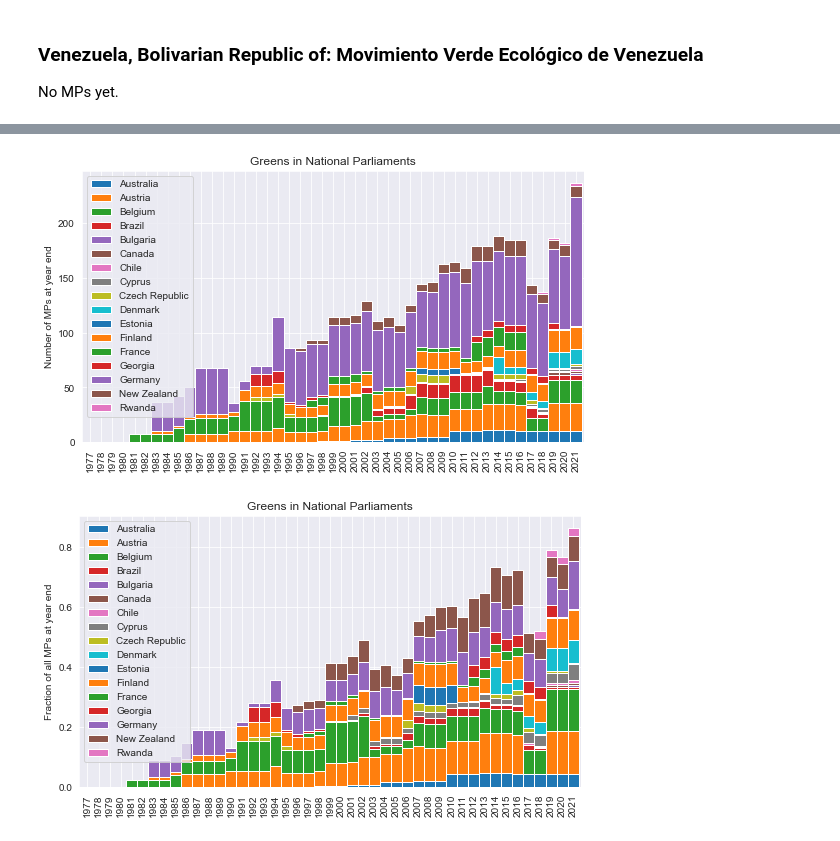
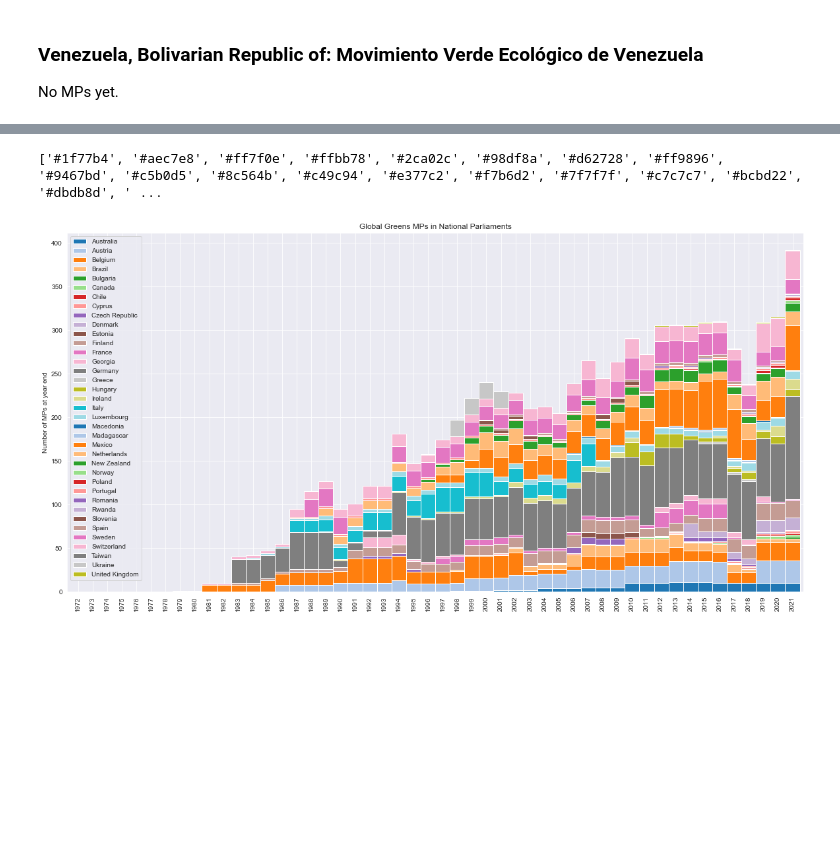
Before and after one commit to DamienIrving/election-analysis, a Jupyter notebook: analysis/global.ipynb, the cells around one changed output, grey strips where cells are left out. Saved outputs shown, nothing was run; the diff lists cells and outputs as text; code cells hidden in the pictures; blank space fills up the shorter version.

Commit message:
Plots for 50th anniversary

```diff
--- a/analysis/global.ipynb
+++ b/analysis/global.ipynb
@@ -955,0 +951,3 @@ countries = [
+# %%
+ncountries = len(countries)
+ncountries
@@ -956,3 +956,5 @@ countries = [
+# %%
+years = np.arange(1972, 2022)
 # %%
 def fill_mps_list(mps_dict, years):
     """Create array of MPs for each year"""
@@ -997,7 +1000,15 @@ greens_df
+# %%
+palette = sns.color_palette("tab20", 20).as_hex()
+print(palette)
+# %% [output]
+['#1f77b4', '#aec7e8', '#ff7f0e', '#ffbb78', '#2ca02c', '#98df8a', '#d62728', '#ff9896', '#9467bd', '#c5b0d5', '#8c564b', '#c49c94', '#e377c2', '#f7b6d2', '#7f7f7f', '#c7c7c7', '#bcbd22', '#dbdb8d', ' ...
+# %%
+tab40 = palette + palette
 # %%
-greens_df.plot(kind='bar', stacked=True, figsize=(9,5), width=1)
-plt.title("Greens in National Parliaments")
+greens_df.plot(kind='bar', stacked=True, figsize=(20,10), width=1, color=tab40[0:ncountries])
+plt.title("Global Greens MPs in National Parliaments")
 plt.ylabel("Number of MPs at year end")
 plt.savefig('global_greens_mps.png', dpi=300, bbox_inches='tight')
+# 'nipy_spectral'
 # %% [output]
-[figure, old version]
+[figure, new version]
@@ -1010,7 +1014,0 @@ greens_fraction_df = greens_df / total_df
-# %%
-greens_fraction_df.plot(kind='bar', stacked=True, figsize=(9,5), width=1)
-plt.title("Greens in National Parliaments")
-plt.ylabel("Fraction of all MPs at year end")
-plt.savefig('global_greens_parliament_fractions.png', dpi=300, bbox_inches='tight')
-# %% [output]
-[figure, removed]
```
Also changed, not shown: parts of 10 cells of this notebook, 2 other files.
